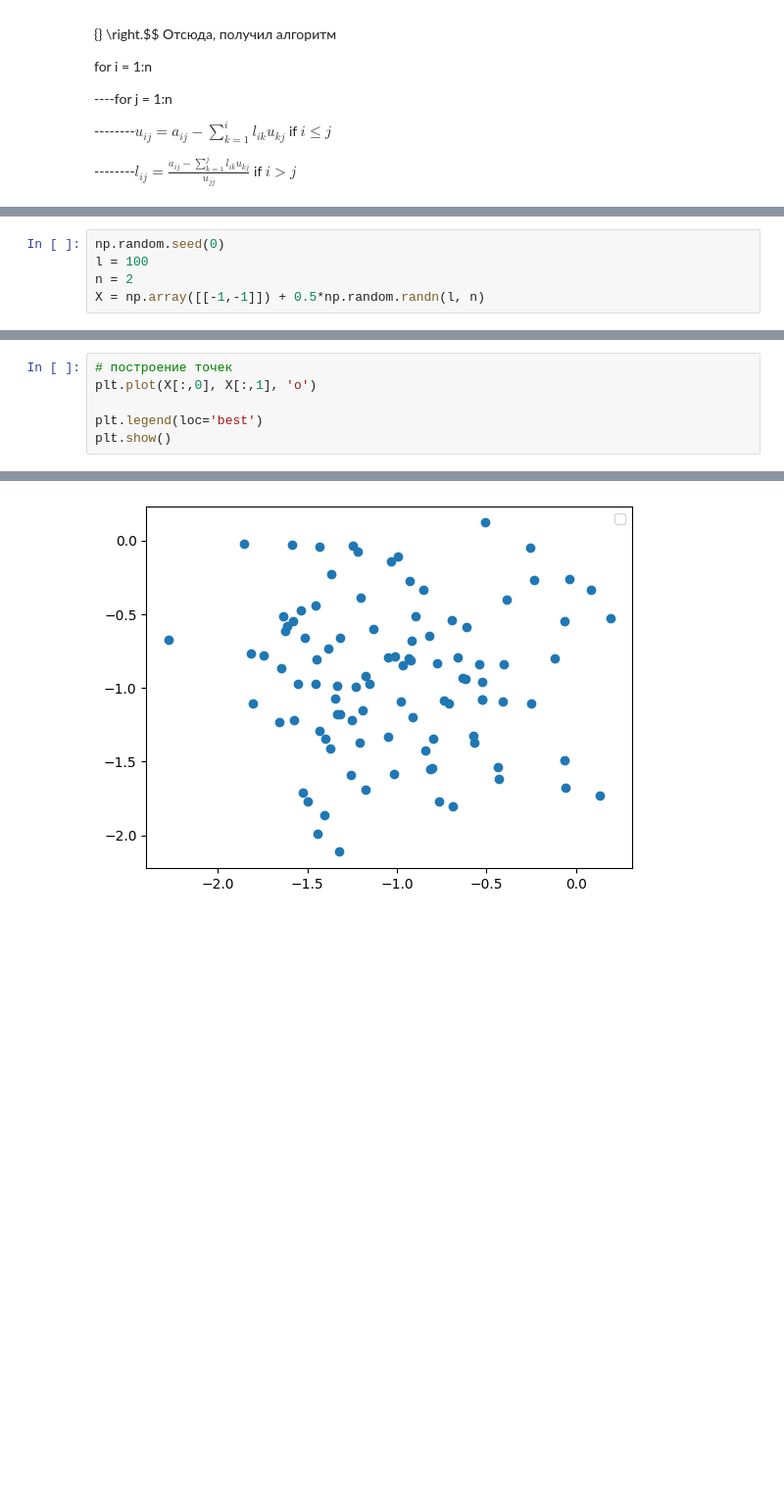
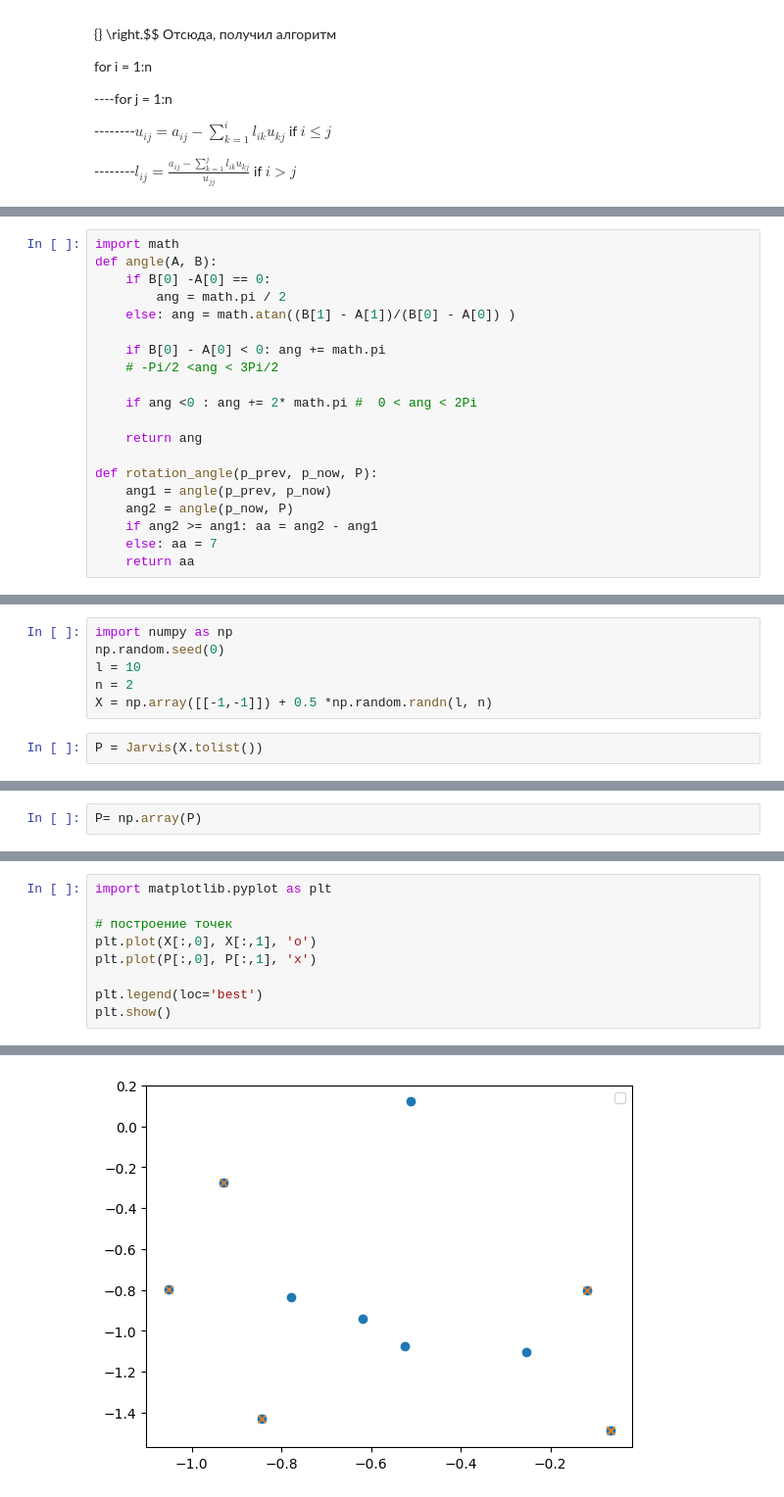
Before and after one commit to haminhtien99/ML-2023-summer, a Jupyter notebook: no1.ipynb, the cells around one changed output, grey strips where cells are left out. Shown: that part at 98% size. Drawn from its saved outputs; the diff is of its cells as text; blank space fills up the shorter version.

```diff
--- a/no1.ipynb
+++ b/no1.ipynb
@@ -533,0 +524,20 @@ L, U
+# %%
+import math
+def angle(A, B):
+    if B[0] -A[0] == 0:
+        ang = math.pi / 2
+    else: ang = math.atan((B[1] - A[1])/(B[0] - A[0]) )
+
+    if B[0] - A[0] < 0: ang += math.pi
+    # -Pi/2 <ang < 3Pi/2
+
+    if ang <0 : ang += 2* math.pi #  0 < ang < 2Pi
+
+    return ang
+
+def rotation_angle(p_prev, p_now, P):
+    ang1 = angle(p_prev, p_now)
+    ang2 = angle(p_now, P)
+    if ang2 >= ang1: aa = ang2 - ang1
+    else: aa = 7
+    return aa
@@ -534,5 +607,8 @@ L, U
 # %%
+import numpy as np
 np.random.seed(0)
-l = 100
+l = 10
 n = 2
-X = np.array([[-1,-1]]) + 0.5*np.random.randn(l, n)
+X = np.array([[-1,-1]]) + 0.5 *np.random.randn(l, n)
+# %%
+P = Jarvis(X.tolist())
@@ -538,0 +626,2 @@ X = np.array([[-1,-1]]) + 0.5*np.random.randn(l, n)
+# %%
+P= np.array(P)
@@ -539,9 +637,12 @@ X = np.array([[-1,-1]]) + 0.5*np.random.randn(l, n)
 # %%
+import matplotlib.pyplot as plt
+
 # построение точек
 plt.plot(X[:,0], X[:,1], 'o')
+plt.plot(P[:,0], P[:,1], 'x')
 
 plt.legend(loc='best')
 plt.show()
 # %% [output]
 No artists with labels found to put in legend.  Note that artists whose label start with an underscore are ignored when legend() is called with no argument.
-[figure, old version]
+[figure, new version]
```
Also changed, not shown: parts of 17 cells of this notebook.
